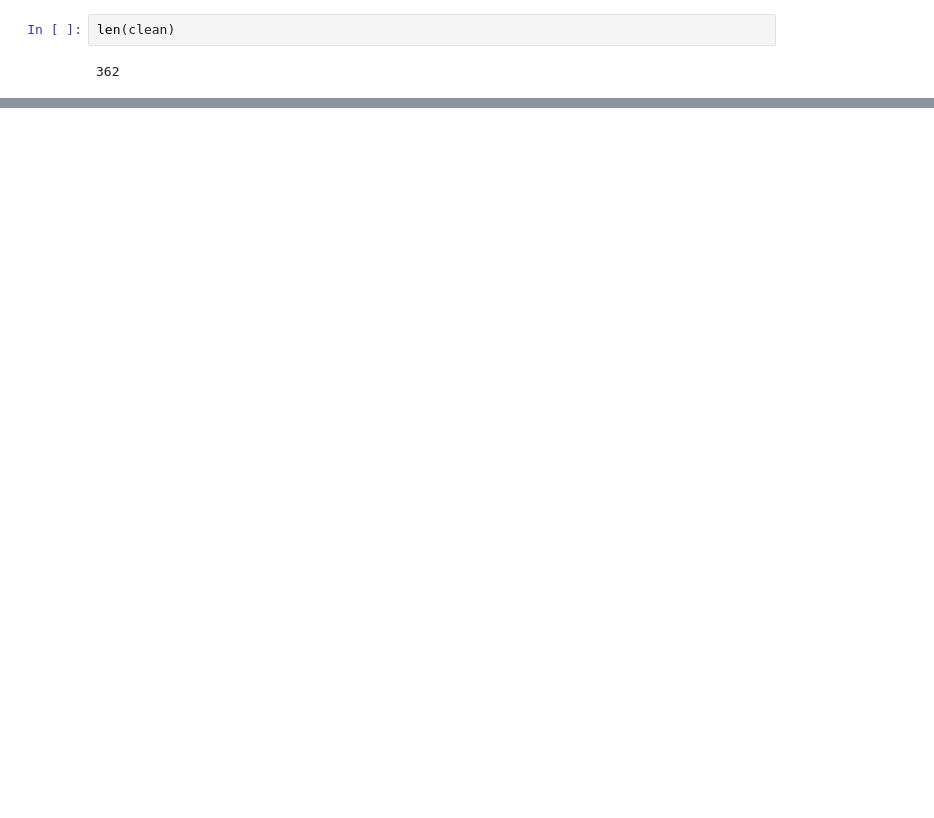
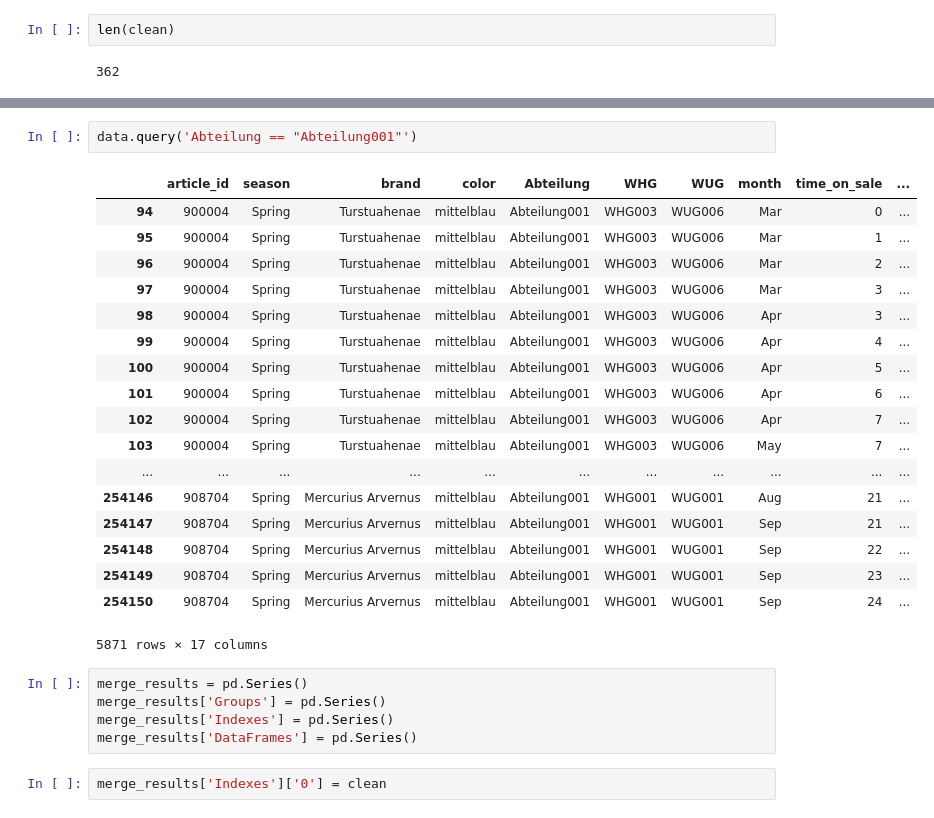
Before and after one commit to indyfree/tailor, a Jupyter notebook: notebooks/09-multi-feat-cluster.ipynb, the cells around one changed output, grey strips where cells are left out. Cells and saved outputs as stored; diff of their text form; blank space fills up the shorter version.

```diff
--- a/notebooks/09-multi-feat-cluster.ipynb
+++ b/notebooks/09-multi-feat-cluster.ipynb
@@ -316,3 +336,31 @@ clean
  [2052, 2066],
  [2124, 2189, 2222],
  [2128, 2240, 2249]]
+# %%
+data.query('Abteilung == "Abteilung001"')
+# %% [output]
+|  | article_id | season | brand | color | Abteilung | WHG | WUG | month | time_on_sale | ... |
+| 94 | 900004 | Spring | Turstuahenae | mittelblau | Abteilung001 | WHG003 | WUG006 | Mar | 0 | ... |
+| 95 | 900004 | Spring | Turstuahenae | mittelblau | Abteilung001 | WHG003 | WUG006 | Mar | 1 | ... |
+| 96 | 900004 | Spring | Turstuahenae | mittelblau | Abteilung001 | WHG003 | WUG006 | Mar | 2 | ... |
+| 97 | 900004 | Spring | Turstuahenae | mittelblau | Abteilung001 | WHG003 | WUG006 | Mar | 3 | ... |
+| 98 | 900004 | Spring | Turstuahenae | mittelblau | Abteilung001 | WHG003 | WUG006 | Apr | 3 | ... |
+| 99 | 900004 | Spring | Turstuahenae | mittelblau | Abteilung001 | WHG003 | WUG006 | Apr | 4 | ... |
+| 100 | 900004 | Spring | Turstuahenae | mittelblau | Abteilung001 | WHG003 | WUG006 | Apr | 5 | ... |
+| 101 | 900004 | Spring | Turstuahenae | mittelblau | Abteilung001 | WHG003 | WUG006 | Apr | 6 | ... |
+| 102 | 900004 | Spring | Turstuahenae | mittelblau | Abteilung001 | WHG003 | WUG006 | Apr | 7 | ... |
+| 103 | 900004 | Spring | Turstuahenae | mittelblau | Abteilung001 | WHG003 | WUG006 | May | 7 | ... |
+| ... | ... | ... | ... | ... | ... | ... | ... | ... | ... | ... |
+| 254146 | 908704 | Spring | Mercurius Arvernus | mittelblau | Abteilung001 | WHG001 | WUG001 | Aug | 21 | ... |
+| 254147 | 908704 | Spring | Mercurius Arvernus | mittelblau | Abteilung001 | WHG001 | WUG001 | Sep | 21 | ... |
+| 254148 | 908704 | Spring | Mercurius Arvernus | mittelblau | Abteilung001 | WHG001 | WUG001 | Sep | 22 | ... |
+| 254149 | 908704 | Spring | Mercurius Arvernus | mittelblau | Abteilung001 | WHG001 | WUG001 | Sep | 23 | ... |
+| 254150 | 908704 | Spring | Mercurius Arvernus | mittelblau | Abteilung001 | WHG001 | WUG001 | Sep | 24 | ... |
+5871 rows × 17 columns
+# %%
+merge_results = pd.Series()
+merge_results['Groups'] = pd.Series()
+merge_results['Indexes'] = pd.Series()
+merge_results['DataFrames'] = pd.Series()
+# %%
+merge_results['Indexes']['0'] = clean
```
Also changed, not shown: parts of 27 cells of this notebook, 1 other file.
